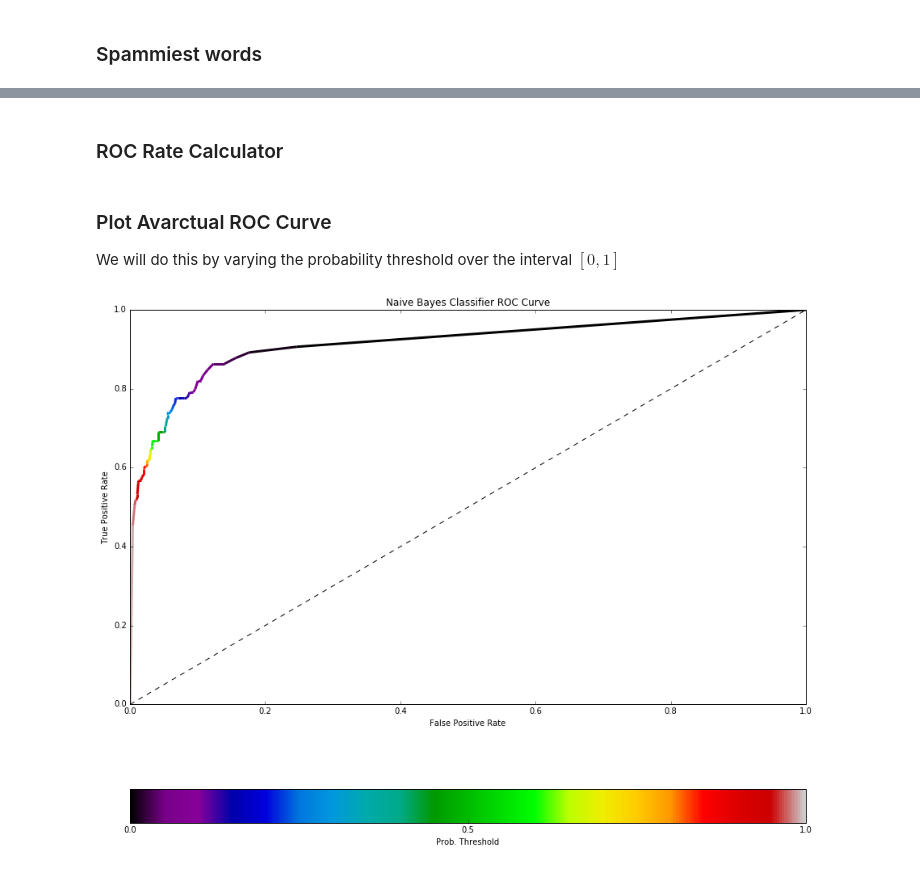
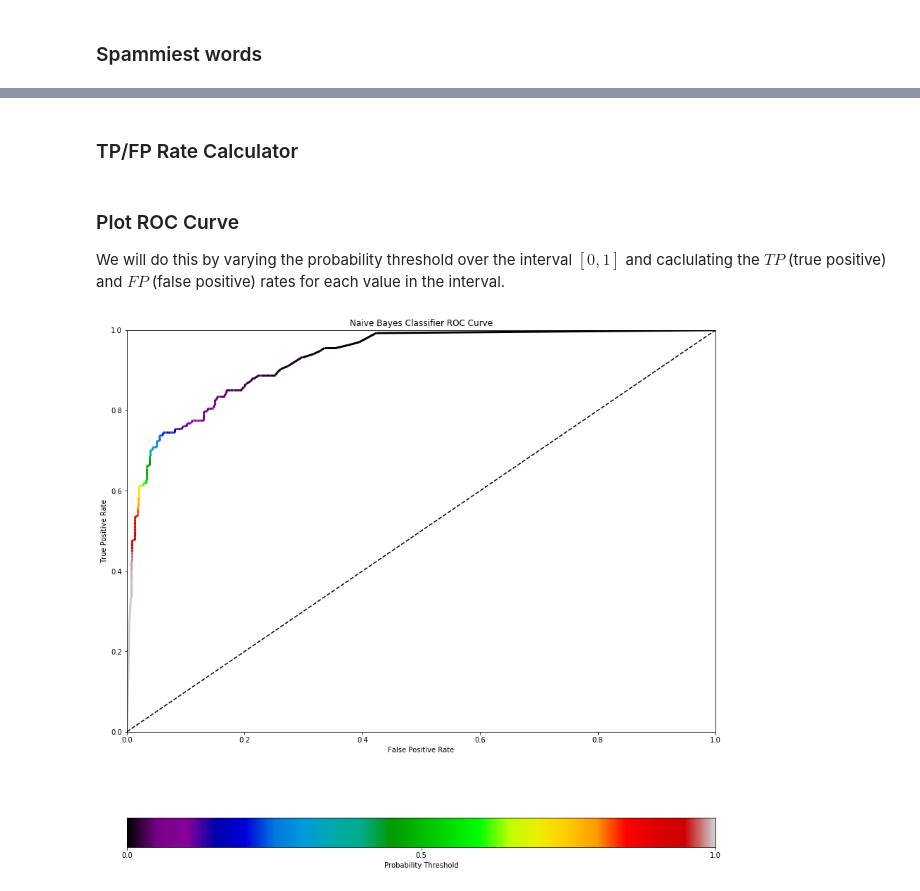
Before and after one commit to EvanOman/Data-Science-from-Scratch, a Jupyter notebook: Chapter13.ipynb, the cells around one changed output, grey strips where cells are left out. Saved outputs shown, nothing was run; the diff lists cells and outputs as text; code cells hidden in the pictures.

```diff
--- a/Chapter13.ipynb
+++ b/Chapter13.ipynb
@@ -229,8 +229,8 @@ Hammiest Words: [('spambayes', 0.0013698630136986301, 0.04281135531135531), ('us
 # %% [markdown]
-### ROC Rate Calculator
+### TP/FP Rate Calculator
 # %%
 # make ROC values given p threshold (returns (false positive rate, true posiitve rate pair))
-def mk_roc_rates(p, classified):
+def calc_fp_tp_rates(p, classified):
     # assume 0.5 probability cutoff, count combinations of (is_spam, pred_is_spam)
     counts = Counter((is_spam, spam_prob > p)
                      for _, is_spam, spam_prob in classified)
@@ -253,9 +253,9 @@ def lin_space(x, y, n):
     delta = (y - x) / n
     return [x + delta * i for i in range(n + 1)]
 # %% [markdown]
-### Plot Avarctual ROC Curve
+### Plot ROC Curve
 
-We will do this by varying the probability threshold over the interval $[0,1]$
+We will do this by varying the probability threshold over the interval $[0,1]$ and caclulating the $TP$ (true positive) and $FP$ (false positive) rates for each value in the interval.
 # %%
 if __name__ == "__main__":
     # Imports
@@ -267,37 +267,37 @@ if __name__ == "__main__":
     from pylab import rcParams
 
     # Set plot size
-    rcParams['figure.figsize'] = 15,12.5
+    rcParams['figure.figsize'] = 15,15
 
     # calculate ROC vals for each probability value over [0,1]
-    interval = lin_space(0, 1, 100)
-    roc_vals = [mk_roc_rates(p, classified) for p in interval]
+    interval = lin_space(0, 1, 1000)
+    roc_vals = [calc_fp_tp_rates(p, classified) for p in interval]
 
     # unzip into x (FP) and y(TP) arrays
     x, y = zip(*roc_vals)
 
     # Make LineCollection (allows continuous line coloring according to colormap)
     points = np.array([np.array(x), np.array(y)]).T.reshape(-1, 1, 2)
     segments = np.concatenate([points[:-1], points[1:]], axis=1)
-    lc = LineCollection(segments, cmap=plt.get_cmap('spectral'), norm=plt.Normalize(0, 1))
+    lc = LineCollection(segments, cmap=plt.get_cmap('nipy_spectral'), norm=plt.Normalize(0, 1))
     interval = np.array(interval)
     lc.set_array(interval)
     lc.set_linewidth(3)
 
     # Make figure and set params
     fig2 = plt.figure()
     plt.gca().add_collection(lc)
     plt.xlim(0, 1)
     plt.ylim(0, 1)
     plt.xlabel("False Positive Rate")
     plt.ylabel("True Positive Rate")
     plt.title("Naive Bayes Classifier ROC Curve")
-    cbar = fig2.colorbar(lc, ticks=[0, 0.5, 1], orientation='horizontal', label="Prob. Threshold")
+    cbar = fig2.colorbar(lc, ticks=[0, 0.5, 1], orientation='horizontal', label="Probability Threshold")
 
     # Add reference identity line (represents random guess threshold)
     plt.plot([0,1], 'k--')
 
     # Show the figure
     plt.show()
 # %% [output]
-[figure, old version]
+[figure, new version]
```
Also changed, not shown: parts of 8 cells of this notebook.
